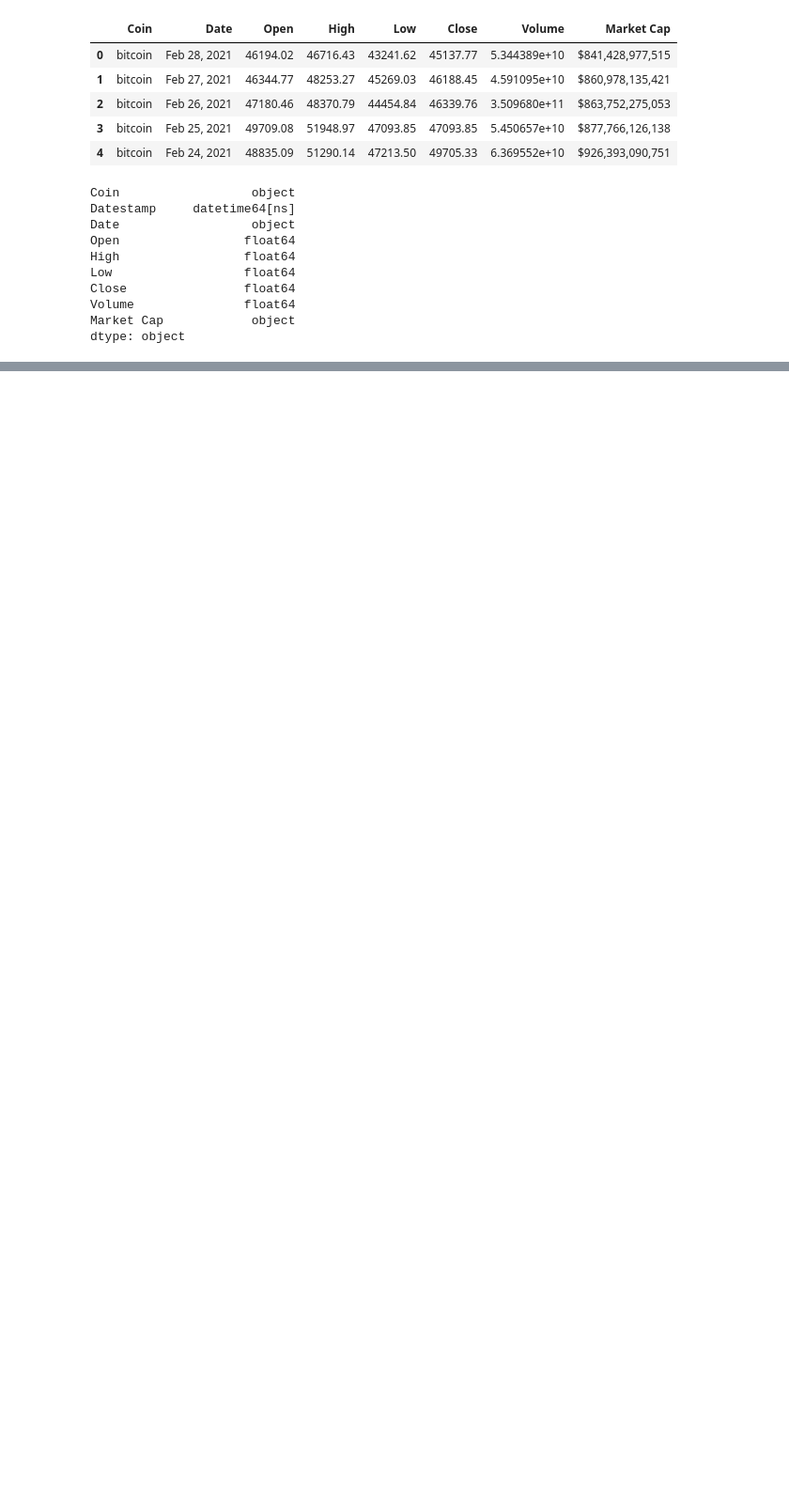
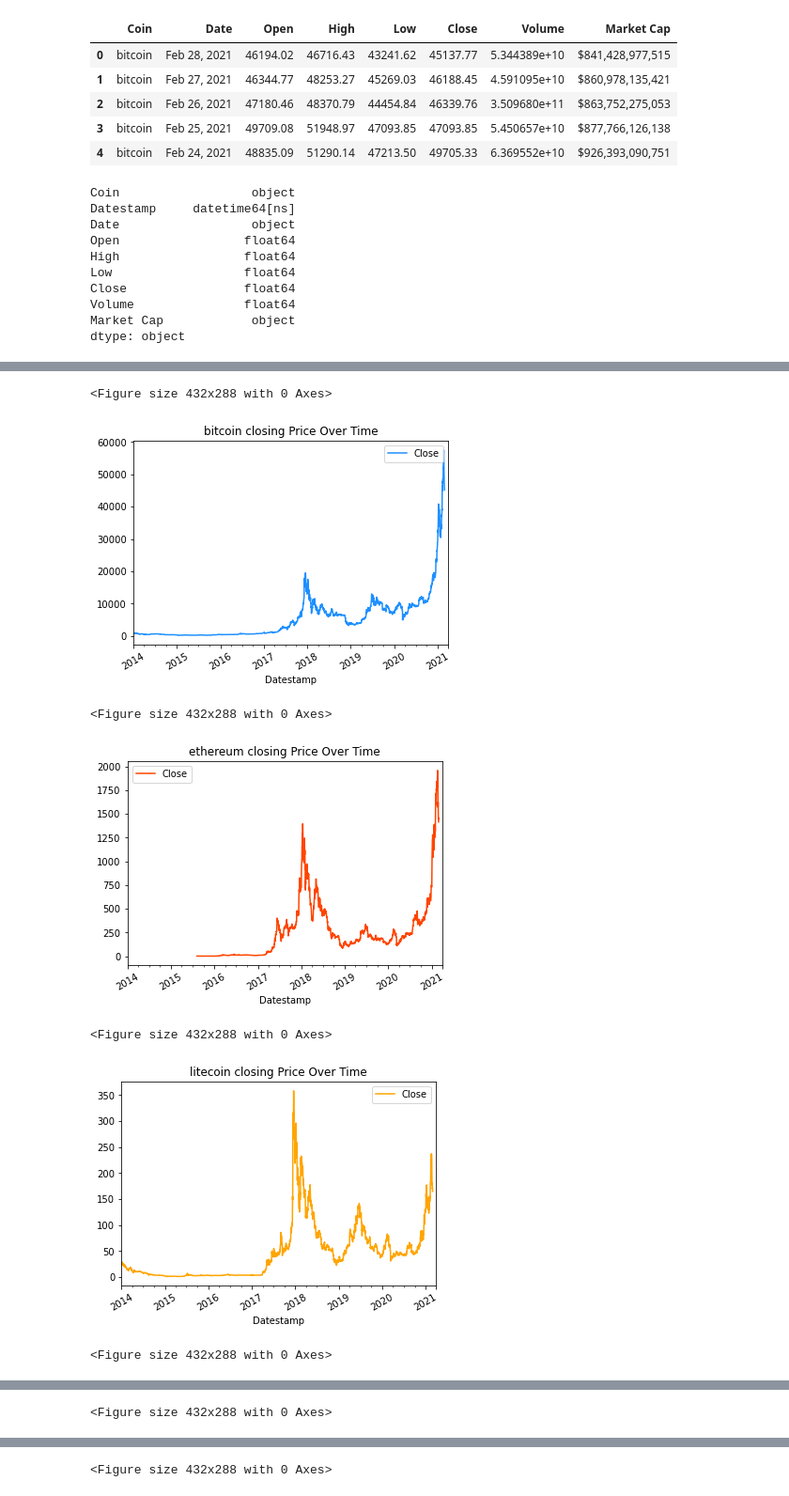
Before and after one commit to nickkyklausng/Crypto-Assignment, a Jupyter notebook: Dave-Crypto-Scratch-Notebook.ipynb, the cells around one changed output, grey strips where cells are left out. Shown at 94% size. Cells and saved outputs as stored; diff of their text form; code cells hidden in the pictures; blank space fills up the shorter version.

Commit message:
Graph Cleanup

```diff
--- a/Dave-Crypto-Scratch-Notebook.ipynb
+++ b/Dave-Crypto-Scratch-Notebook.ipynb
@@ -59,3 +61,16 @@ Close                float64
 Volume               float64
 Market Cap            object
 dtype: object
+# %%
+coinlist = ['bitcoin','ethereum','litecoin','iota','monero','dash']
+tier1_coinlist = ['bitcoin']
+tier2_coinlist = ['ethereum','litecoin']
+tier3_coinlist = ['iota','dash','monero','waves','stratis']
+colourdict = {'bitcoin':'dodgerblue',
+'ethereum':'orangered',
+'litecoin':'orange',
+'iota':'greenyellow',
+'monero':'forestgreen',
+'dash':'darkturquoise'}
+
+colourdict['bitcoin']
@@ -67,18 +84,6 @@ dtype: object
 # iota_df = RawCrypto_df.loc[RawCrypto_df['Coin'] == 'iota'].sort_values(by='Datestamp')
 # monero_df = RawCrypto_df.loc[RawCrypto_df['Coin'] == 'monero'].sort_values(by='Datestamp')
 # dash_df = RawCrypto_df.loc[RawCrypto_df['Coin'] == 'dash'].sort_values(by='Datestamp')
-# %%
-coinlist = ['bitcoin','ethereum','litecoin','iota','monero','dash','stratis']
-tier1_coinlist = ['bitcoin']
-tier2_coinlist = ['ethereum','litecoin']
-tier3_coinlist = ['iota','dash','monero','waves','stratis']
-# %%
-for coin in coinlist:
-    plt.figure()
-    exec(f"{coin}_df.plot('Date','Close')")
-    exec(f"plt.title('{coin} closing Price Over Time)')")
-
-plt.show()
 # %%
 # DEPRECATED
 # # bitcoin_groupbymonth_df = bitcoin_df.groupby(pd.Grouper(key='Datestamp',freq='1M'))
@@ -113,0 +134,25 @@ bitcoin_groupbymonth_df.mean()
+# %%
+xticklist = [2014,2015,2016,2017,2018,2019,2020,2021,2022]
+for coin in coinlist:
+    plt.figure()
+
+    exec(f"ax = {coin}_df.plot('Datestamp','Close',color=colourdict['{coin}'])")
+    # exec(f"plt.plot({coin}_df['Date'],{coin}_df['Close'], color=colourdict['{coin}'])")
+    exec(f"plt.title('{coin} closing Price Over Time')")
+    plt.setp(ax.get_xticklabels(), rotation = 30)
+    ax.set_xlim(pd.Timestamp('2014-01-01'), pd.Timestamp('2021-03-28'))
+
+    # ax.xaxis.set_major_locator(mdates.MonthLocator(interval=12))
+    # fmt = mdates.DateFormatter(xticklist)
+    # ax.xaxis.set_major_formatter(fmt)
+    # exec(f"formatter = matplotlib.dates.DateFormatter('%Y')")
+
+plt.show()
+# %% [output]
+<Figure size 432x288 with 0 Axes>
+[figure, added]
+<Figure size 432x288 with 0 Axes>
+[figure, added]
+<Figure size 432x288 with 0 Axes>
+[figure, added]
+<Figure size 432x288 with 0 Axes>
@@ -113,0 +160 @@ bitcoin_groupbymonth_df.mean()
+<Figure size 432x288 with 0 Axes>
@@ -113,0 +162 @@ bitcoin_groupbymonth_df.mean()
+<Figure size 432x288 with 0 Axes>
```
Also changed, not shown: parts of 16 cells of this notebook, 1 other file.
